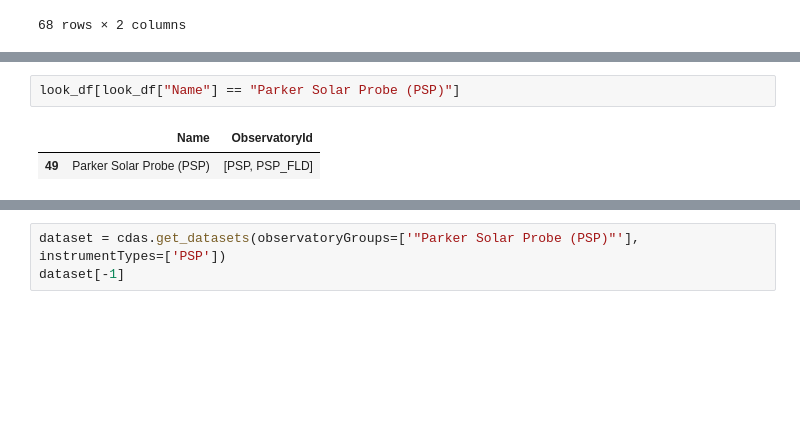
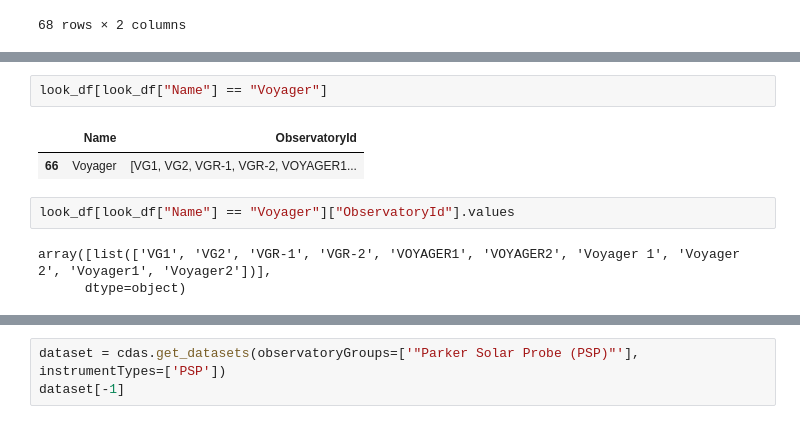
Before and after one commit to iDelfin/ParkerSP_Data_information, a Jupyter notebook: dataExploration.ipynb, the cells around one changed output, grey strips where cells are left out. Saved outputs shown, nothing was run; the diff lists cells and outputs as text; blank space fills up the shorter version.

```diff
--- a/dataExploration.ipynb
+++ b/dataExploration.ipynb
@@ -132,5 +153,10 @@ look_df
 # %%
-look_df[look_df["Name"] == "Parker Solar Probe (PSP)"]
+look_df[look_df["Name"] == "Voyager"]
 # %% [output]
 |  | Name | ObservatoryId |
-| 49 | Parker Solar Probe (PSP) | [PSP, PSP_FLD] |
+| 66 | Voyager | [VG1, VG2, VGR-1, VGR-2, VOYAGER1... |
+# %%
+look_df[look_df["Name"] == "Voyager"]["ObservatoryId"].values
+# %% [output]
+array([list(['VG1', 'VG2', 'VGR-1', 'VGR-2', 'VOYAGER1', 'VOYAGER2', 'Voyager 1', 'Voyager 2', 'Voyager1', 'Voyager2'])],
+      dtype=object)
```
Also changed, not shown: parts of 4 cells of this notebook, 2 other files.
